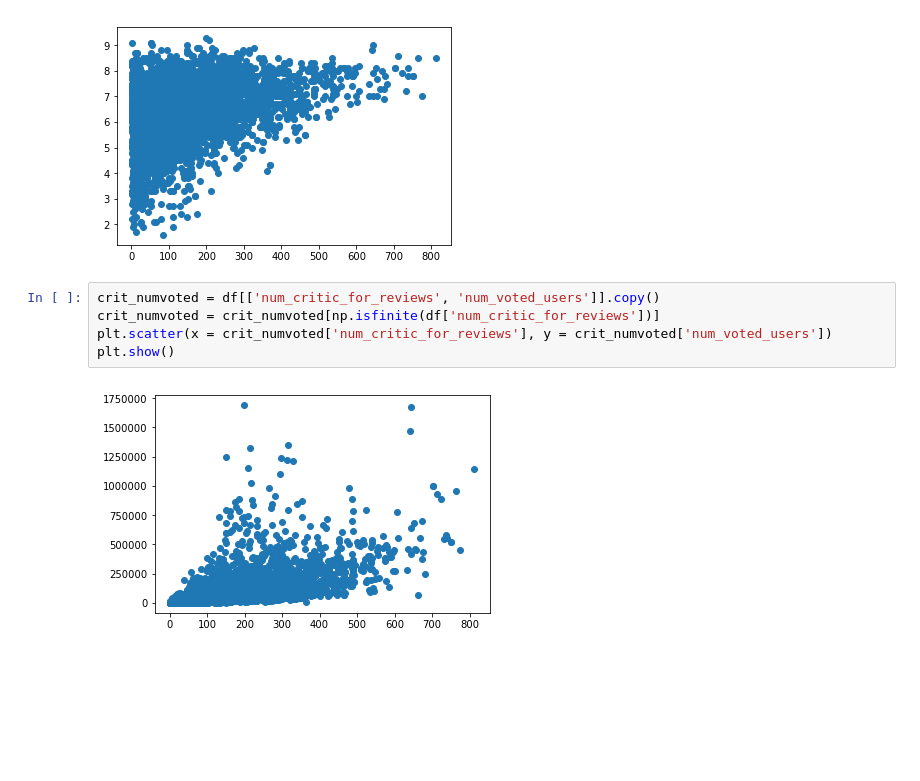
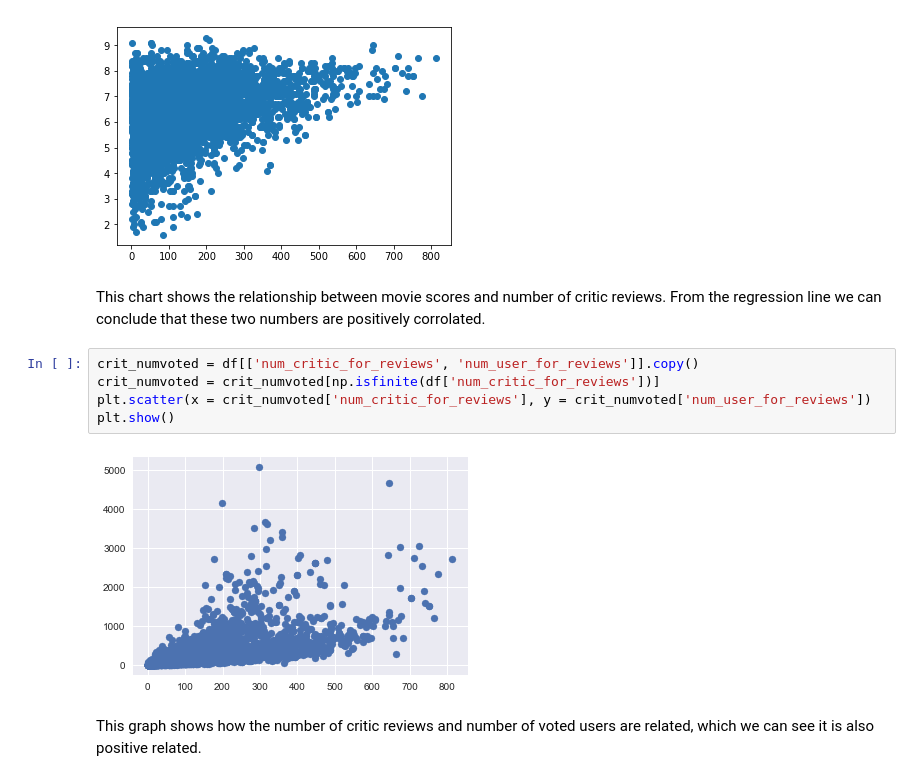
Before and after one commit to zhangtongds/IMDB-ratings-prediction, a Jupyter notebook: Prep course - Capstone.ipynb, the cells around one changed output. Drawn from its saved outputs; the diff is of its cells as text; blank space fills up the shorter version.

```diff
--- a/Prep course - Capstone.ipynb
+++ b/Prep course - Capstone.ipynb
@@ -89,13 +120,17 @@ plt.scatter(x = crit_imdb['num_critic_for_reviews'], y = crit_imdb['imdb_score']
 plt.show()
 # %% [output]
 [figure]
+# %% [markdown]
+This chart shows the relationship between movie scores and number of critic reviews. From the regression line we can conclude that these two numbers are positively corrolated.
 # %%
-crit_numvoted = df[['num_critic_for_reviews', 'num_voted_users']].copy()
+crit_numvoted = df[['num_critic_for_reviews', 'num_user_for_reviews']].copy()
 crit_numvoted = crit_numvoted[np.isfinite(df['num_critic_for_reviews'])]
-plt.scatter(x = crit_numvoted['num_critic_for_reviews'], y = crit_numvoted['num_voted_users'])
+plt.scatter(x = crit_numvoted['num_critic_for_reviews'], y = crit_numvoted['num_user_for_reviews'])
 plt.show()
 # %% [output]
-[figure, old version]
+[figure, new version]
+# %% [markdown]
+This graph shows how the number of critic reviews and number of voted users are related, which we can see it is also positive related.
 # %%
 movie_type = 'Action'
 act_crit = df[df['genres'].str.contains(movie_type)]
```
Also changed, not shown: parts of 16 cells of this notebook.
